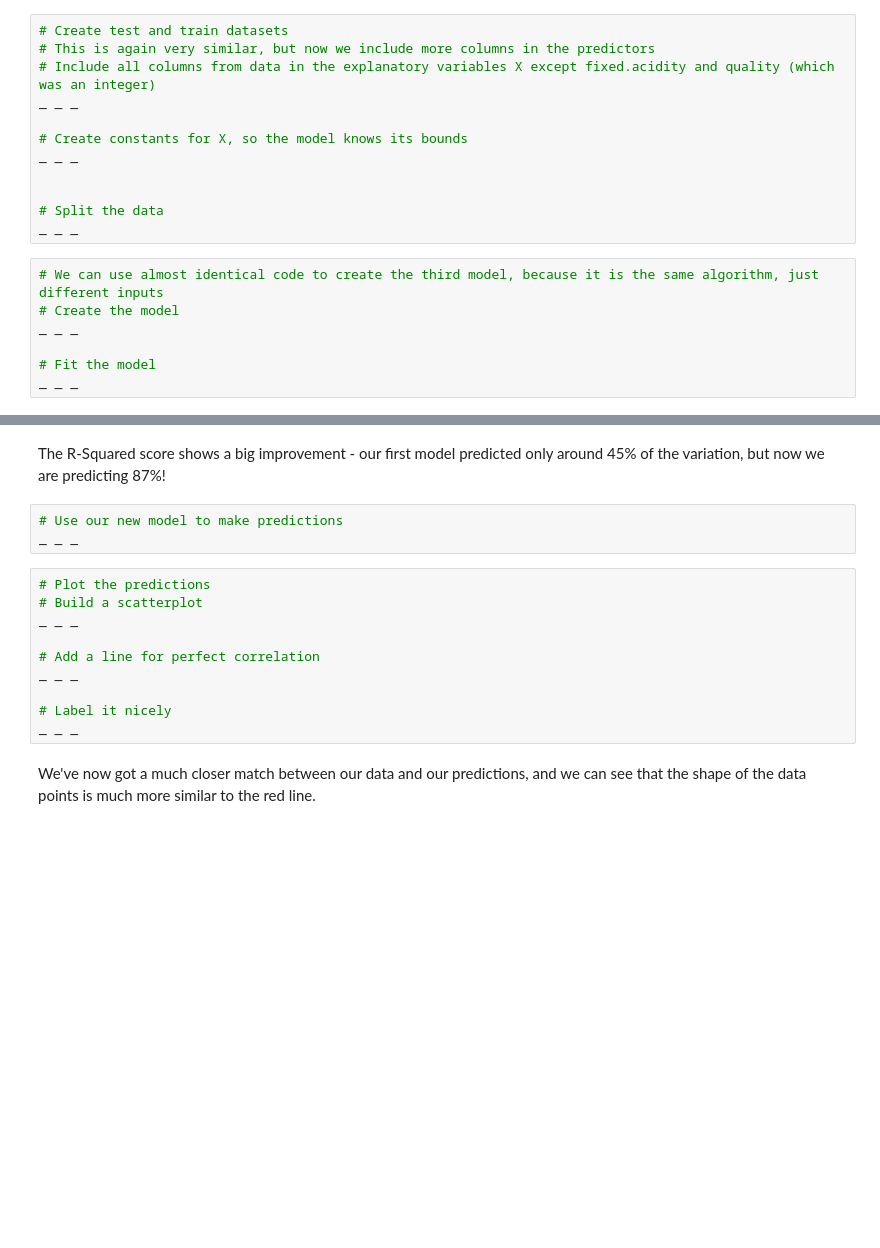
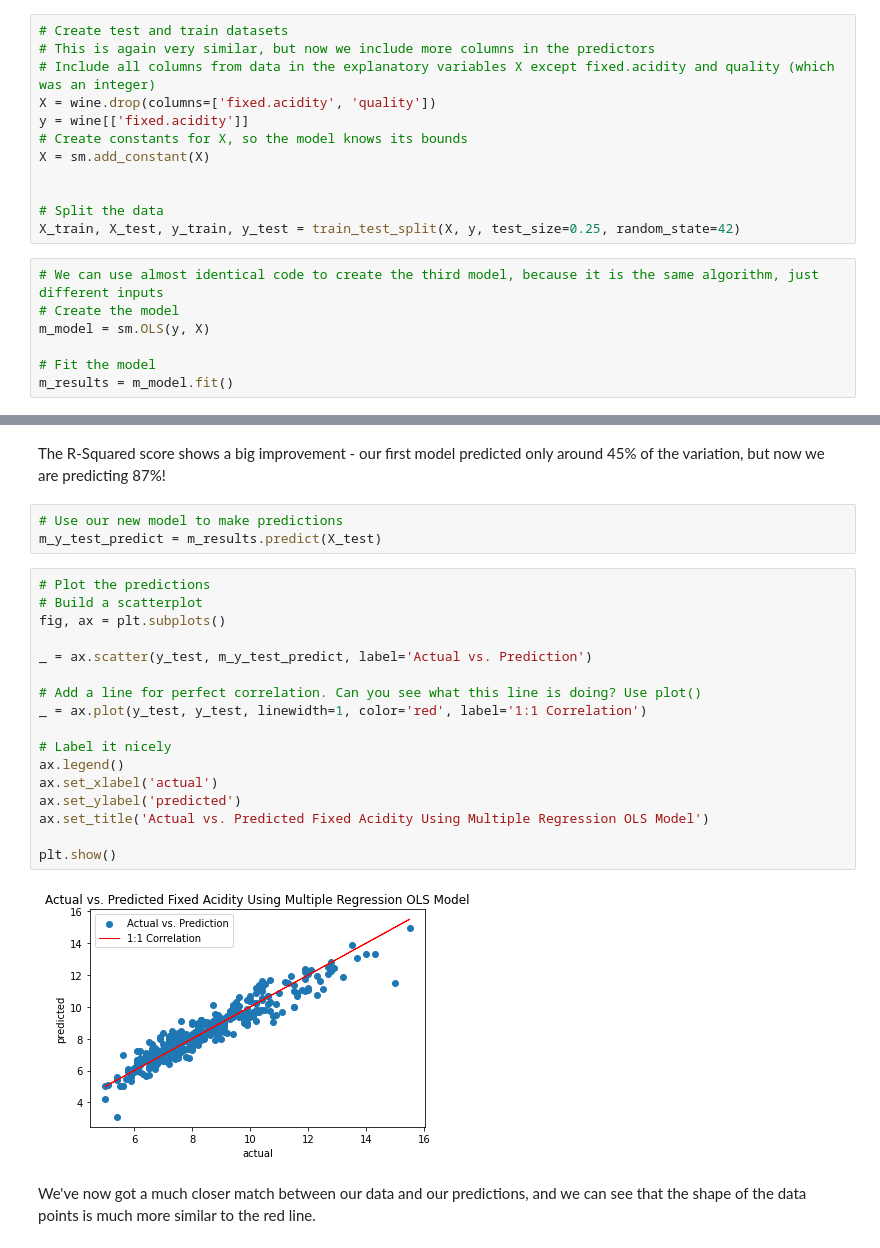
Before and after one commit to BrettlyCD/linear-regression, a Jupyter notebook: Springboard Regression Case Study - the Red Wine Dataset - Tier 3.ipynb, the cells around one changed output, grey strips where cells are left out. Saved outputs shown, nothing was run; the diff lists cells and outputs as text; blank space fills up the shorter version.

Commit message:
Create MR OLS model and do initial evaluation.

```diff
--- a/Springboard Regression Case Study - the Red Wine Dataset - Tier 3.ipynb
+++ b/Springboard Regression Case Study - the Red Wine Dataset - Tier 3.ipynb
@@ -423,20 +423,20 @@ Remember, as Professor Spiegelhalter explains on p.132 of *AoS*, including more
 # Create test and train datasets
 # This is again very similar, but now we include more columns in the predictors
 # Include all columns from data in the explanatory variables X except fixed.acidity and quality (which was an integer)
-_ _ _
-
+X = wine.drop(columns=['fixed.acidity', 'quality'])
+y = wine[['fixed.acidity']]
 # Create constants for X, so the model knows its bounds
-_ _ _
+X = sm.add_constant(X)
 
 
 # Split the data
-_ _ _
+X_train, X_test, y_train, y_test = train_test_split(X, y, test_size=0.25, random_state=42)
 # %%
 # We can use almost identical code to create the third model, because it is the same algorithm, just different inputs
 # Create the model
-_ _ _
+m_model = sm.OLS(y, X)
 
 # Fit the model
-_ _ _
+m_results = m_model.fit()
 # %%
 # Evaluate the model
@@ -445,17 +477,26 @@ _ _ _
 The R-Squared score shows a big improvement - our first model predicted only around 45% of the variation, but now we are predicting 87%!
 # %%
 # Use our new model to make predictions
-_ _ _
+m_y_test_predict = m_results.predict(X_test)
-# %%
-# Plot the predictions
-# Build a scatterplot
-_ _ _
-
-# Add a line for perfect correlation
-_ _ _
-
-# Label it nicely
-_ _ _
+# %%
+# Plot the predictions
+# Build a scatterplot
+fig, ax = plt.subplots()
+
+_ = ax.scatter(y_test, m_y_test_predict, label='Actual vs. Prediction')
+
+# Add a line for perfect correlation. Can you see what this line is doing? Use plot()
+_ = ax.plot(y_test, y_test, linewidth=1, color='red', label='1:1 Correlation')
+
+# Label it nicely
+ax.legend()
+ax.set_xlabel('actual')
+ax.set_ylabel('predicted')
+ax.set_title('Actual vs. Predicted Fixed Acidity Using Multiple Regression OLS Model')
+
+plt.show()
+# %% [output]
+[figure, added]
 # %% [markdown]
 We've now got a much closer match between our data and our predictions, and we can see that the shape of the data points is much more similar to the red line.
 # %% [markdown]
```
Also changed, not shown: parts of 1 cell of this notebook.
